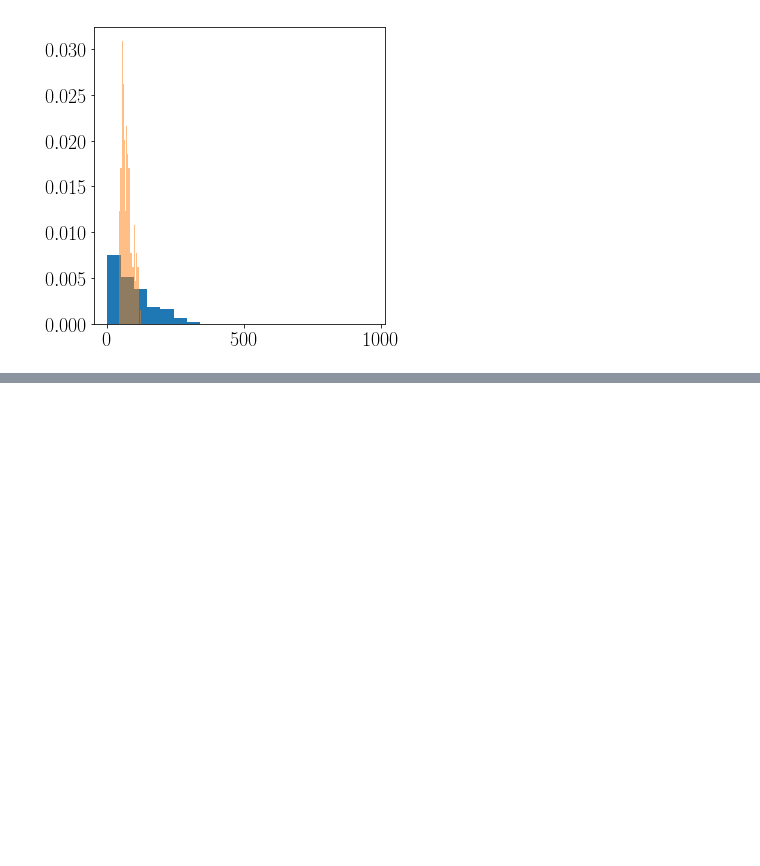
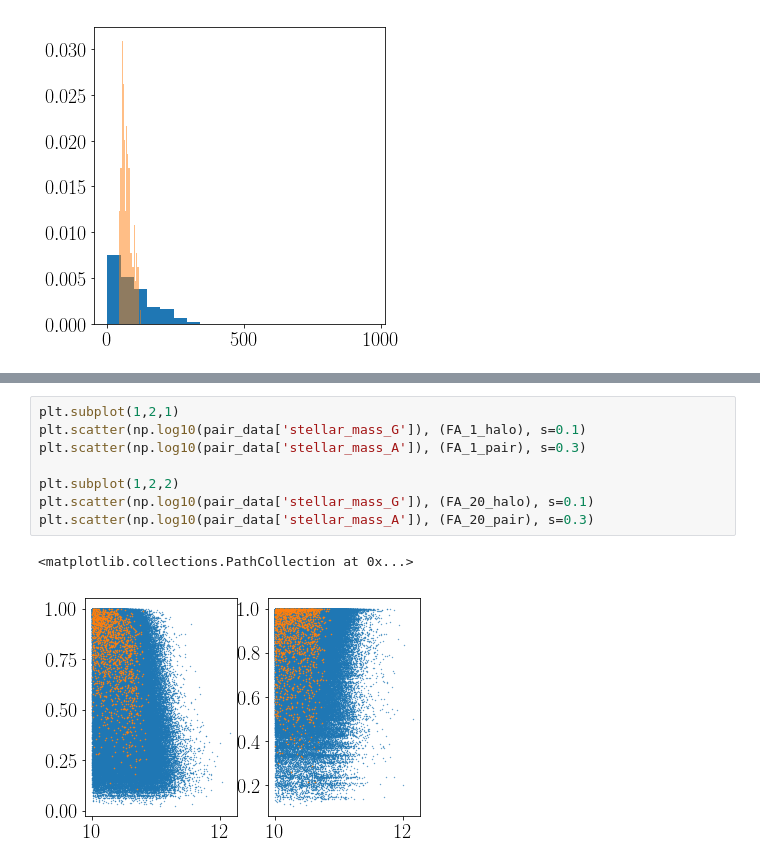
Before and after one commit to forero/IllustrisTNGPairs, a Jupyter notebook: code/explore_pairs_TNG.ipynb, the cells around one changed output, grey strips where cells are left out. Cells and saved outputs as stored; diff of their text form; blank space fills up the shorter version.

```diff
--- a/code/explore_pairs_TNG.ipynb
+++ b/code/explore_pairs_TNG.ipynb
@@ -217,0 +329,11 @@ _ = plt.hist((pair_data['vel_AB_tan'][close_ids]), alpha=0.5, bins=20, density=T
+# %%
+plt.subplot(1,2,1)
+plt.scatter(np.log10(pair_data['stellar_mass_G']), (FA_1_halo), s=0.1)
+plt.scatter(np.log10(pair_data['stellar_mass_A']), (FA_1_pair), s=0.3)
+
+plt.subplot(1,2,2)
+plt.scatter(np.log10(pair_data['stellar_mass_G']), (FA_20_halo), s=0.1)
+plt.scatter(np.log10(pair_data['stellar_mass_A']), (FA_20_pair), s=0.3)
+# %% [output]
+<matplotlib.collections.PathCollection at 0x...>
+[figure, added]
```
Also changed, not shown: parts of 22 cells of this notebook, 1 other file.
